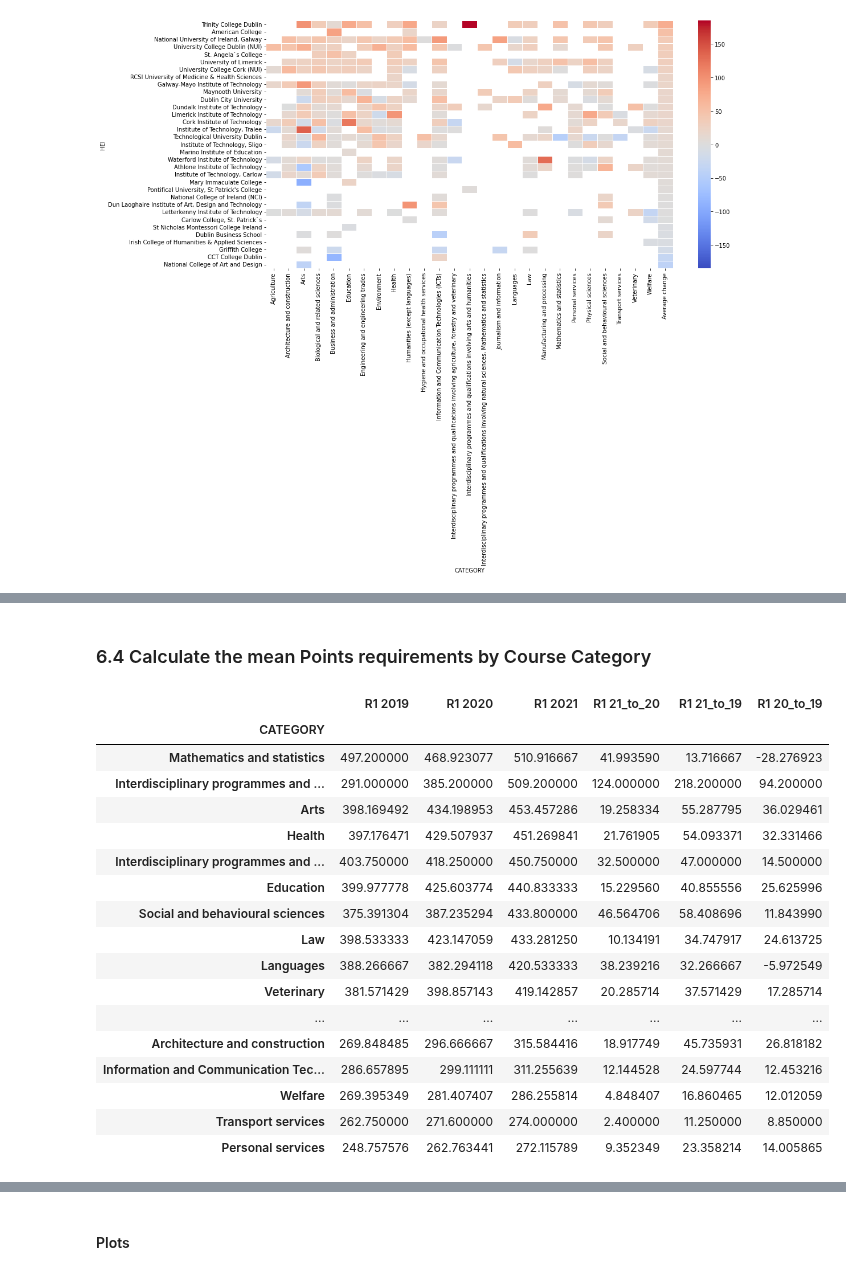
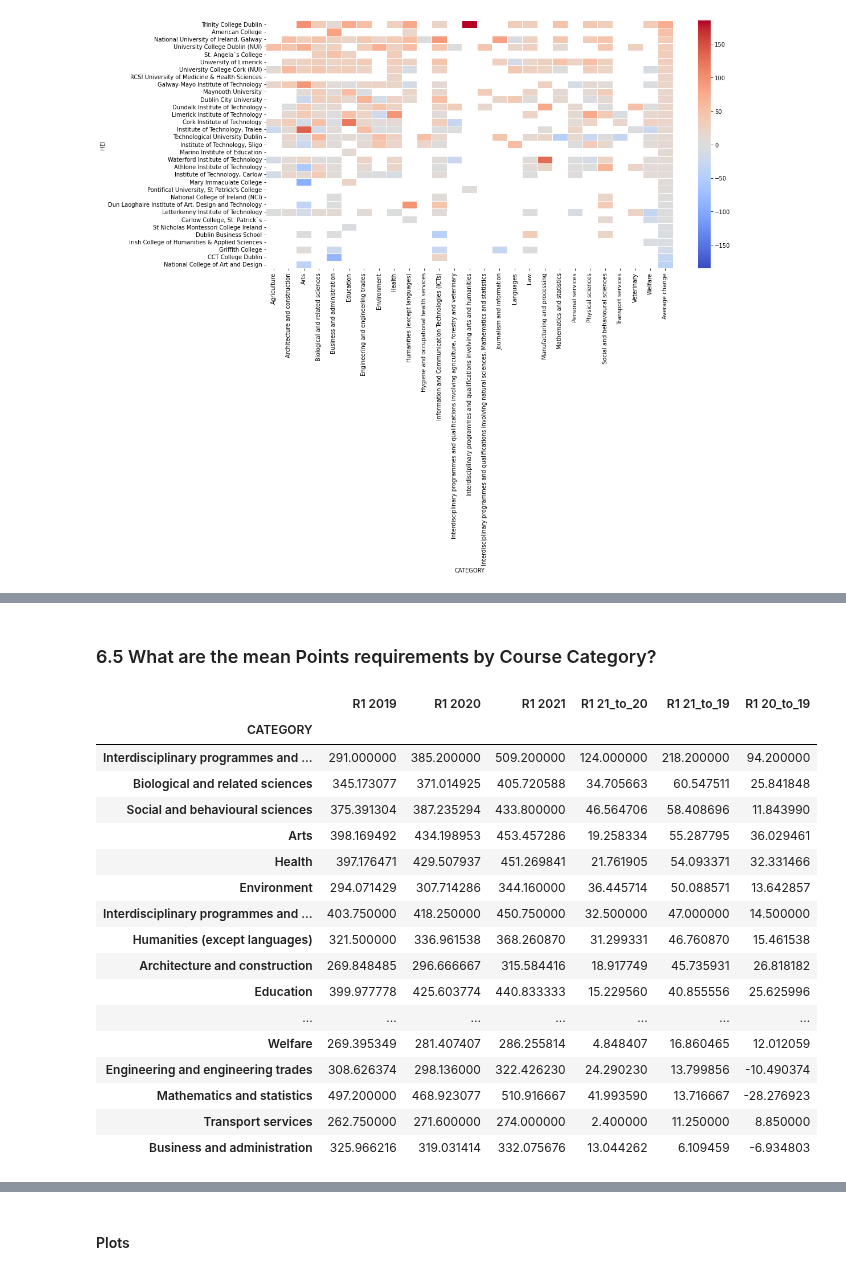
Before and after one commit to przemekbil/FoDA_2021, a Jupyter notebook: cao.ipynb, the cells around one changed output, grey strips where cells are left out. Cells and saved outputs as stored; diff of their text form; code cells hidden in the pictures.

```diff
--- a/cao.ipynb
+++ b/cao.ipynb
@@ -1492,29 +1495,29 @@ fig.figure.savefig('out/hei_year_by_year.png')
 # %% [markdown]
-### 6.4 Calculate the mean Points requirements by Course Category
+### 6.5 What are the mean Points requirements by Course Category?
 # %%
 # Cerate a categories DataFrame: Courses categories with mean points requirements
 
 categories = allcourses[['CATEGORY','R1 2019', 'R1 2020', 'R1 2021']].groupby('CATEGORY').mean()
 categories['R1 21_to_20'] = categories['R1 2021'] - categories['R1 2020']
 categories['R1 21_to_19'] = categories['R1 2021'] - categories['R1 2019']
 categories['R1 20_to_19'] = categories['R1 2020'] - categories['R1 2019']
-categories.sort_values(by='R1 2021', ascending=False)
+categories.sort_values(by='R1 21_to_19', ascending=False)
 # %% [output]
 |  | R1 2019 | R1 2020 | R1 2021 | R1 21_to_20 | R1 21_to_19 | R1 20_to_19 |
 | CATEGORY |  |  |  |  |  |  |
-| Mathematics and statistics | 497.200000 | 468.923077 | 510.916667 | 41.993590 | 13.716667 | -28.276923 |
 | Interdisciplinary programmes and ... | 291.000000 | 385.200000 | 509.200000 | 124.000000 | 218.200000 | 94.200000 |
+| Biological and related sciences | 345.173077 | 371.014925 | 405.720588 | 34.705663 | 60.547511 | 25.841848 |
+| Social and behavioural sciences | 375.391304 | 387.235294 | 433.800000 | 46.564706 | 58.408696 | 11.843990 |
 | Arts | 398.169492 | 434.198953 | 453.457286 | 19.258334 | 55.287795 | 36.029461 |
 | Health | 397.176471 | 429.507937 | 451.269841 | 21.761905 | 54.093371 | 32.331466 |
+| Environment | 294.071429 | 307.714286 | 344.160000 | 36.445714 | 50.088571 | 13.642857 |
 | Interdisciplinary programmes and ... | 403.750000 | 418.250000 | 450.750000 | 32.500000 | 47.000000 | 14.500000 |
+| Humanities (except languages) | 321.500000 | 336.961538 | 368.260870 | 31.299331 | 46.760870 | 15.461538 |
+| Architecture and construction | 269.848485 | 296.666667 | 315.584416 | 18.917749 | 45.735931 | 26.818182 |
 | Education | 399.977778 | 425.603774 | 440.833333 | 15.229560 | 40.855556 | 25.625996 |
-| Social and behavioural sciences | 375.391304 | 387.235294 | 433.800000 | 46.564706 | 58.408696 | 11.843990 |
-| Law | 398.533333 | 423.147059 | 433.281250 | 10.134191 | 34.747917 | 24.613725 |
-| Languages | 388.266667 | 382.294118 | 420.533333 | 38.239216 | 32.266667 | -5.972549 |
-| Veterinary | 381.571429 | 398.857143 | 419.142857 | 20.285714 | 37.571429 | 17.285714 |
 | ... | ... | ... | ... | ... | ... | ... |
-| Architecture and construction | 269.848485 | 296.666667 | 315.584416 | 18.917749 | 45.735931 | 26.818182 |
-| Information and Communication Tec... | 286.657895 | 299.111111 | 311.255639 | 12.144528 | 24.597744 | 12.453216 |
 | Welfare | 269.395349 | 281.407407 | 286.255814 | 4.848407 | 16.860465 | 12.012059 |
+| Engineering and engineering trades | 308.626374 | 298.136000 | 322.426230 | 24.290230 | 13.799856 | -10.490374 |
+| Mathematics and statistics | 497.200000 | 468.923077 | 510.916667 | 41.993590 | 13.716667 | -28.276923 |
 | Transport services | 262.750000 | 271.600000 | 274.000000 | 2.400000 | 11.250000 | 8.850000 |
-| Personal services | 248.757576 | 262.763441 | 272.115789 | 9.352349 | 23.358214 | 14.005865 |
+| Business and administration | 325.966216 | 319.031414 | 332.075676 | 13.044262 | 6.109459 | -6.934803 |
```
Also changed, not shown: parts of 21 cells of this notebook, 4 other files.
